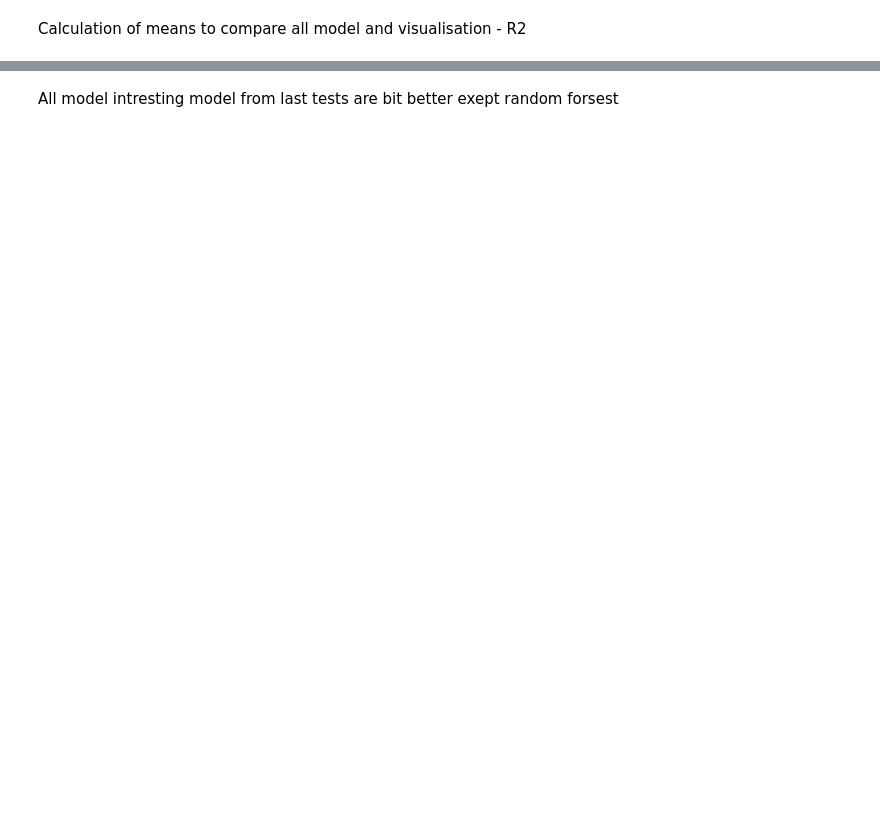
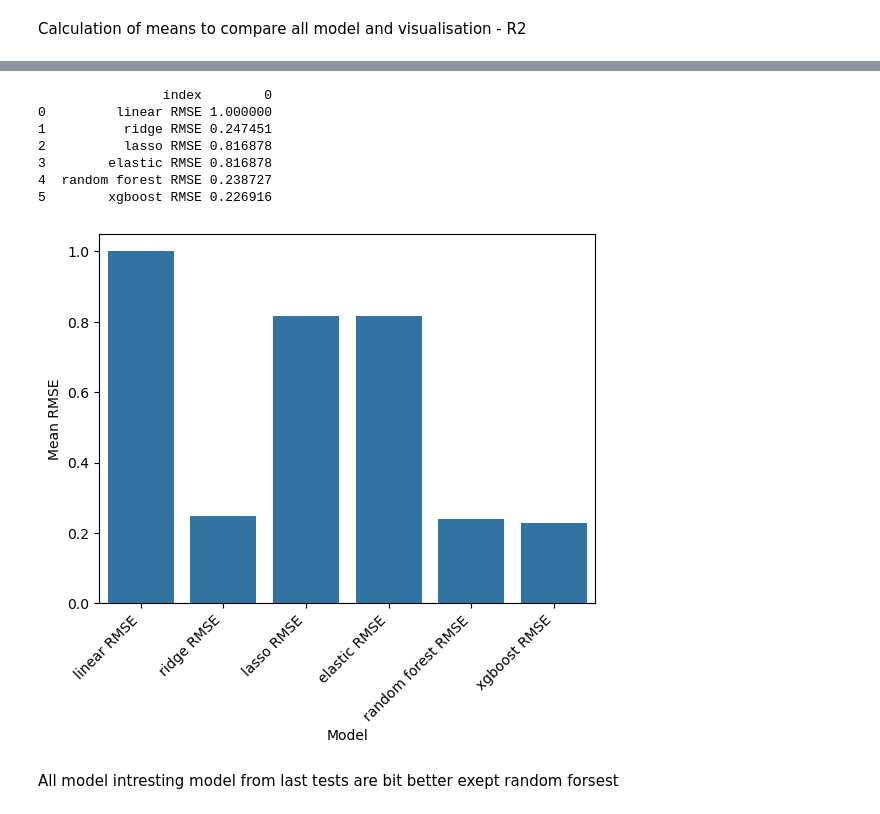
Before and after one commit to hystb/P3_OC_Anticipez_les_besoins_en_consommation_de_batiments, a Jupyter notebook: Milan_Nicolas_4_notebook_prediction_082024.ipynb, the cells around one changed output, grey strips where cells are left out. Saved outputs shown, nothing was run; the diff lists cells and outputs as text; code cells hidden in the pictures; blank space fills up the shorter version.

```diff
--- a/Milan_Nicolas_4_notebook_prediction_082024.ipynb
+++ b/Milan_Nicolas_4_notebook_prediction_082024.ipynb
@@ -227,3 +277,22 @@ plt.show()
+# %%
+list_r2  = ['linear RMSE', 'ridge RMSE', 'lasso RMSE', 'elastic RMSE','random forest RMSE','xgboost RMSE']
+res[list_r2] = res[list_r2].clip(lower=-1, upper=1)
+
+scores_r2 = res[list_r2].mean().reset_index()
+print(scores_r2)
+scores_r2.columns = ['Model', 'Mean RMSE']
+sns.barplot(x='Model', y='Mean RMSE', data=scores_r2)
+plt.xticks(rotation=45, ha='right')
+plt.show()
+# %% [output]
+                index        0
+0         linear RMSE 1.000000
+1          ridge RMSE 0.247451
+2          lasso RMSE 0.816878
+3        elastic RMSE 0.816878
+4  random forest RMSE 0.238727
+5        xgboost RMSE 0.226916
+[figure, added]
 # %% [markdown]
 All model intresting model from last tests are bit better exept random forsest
 # %%
```
Also changed, not shown: parts of 6 cells of this notebook, 2 other files.
